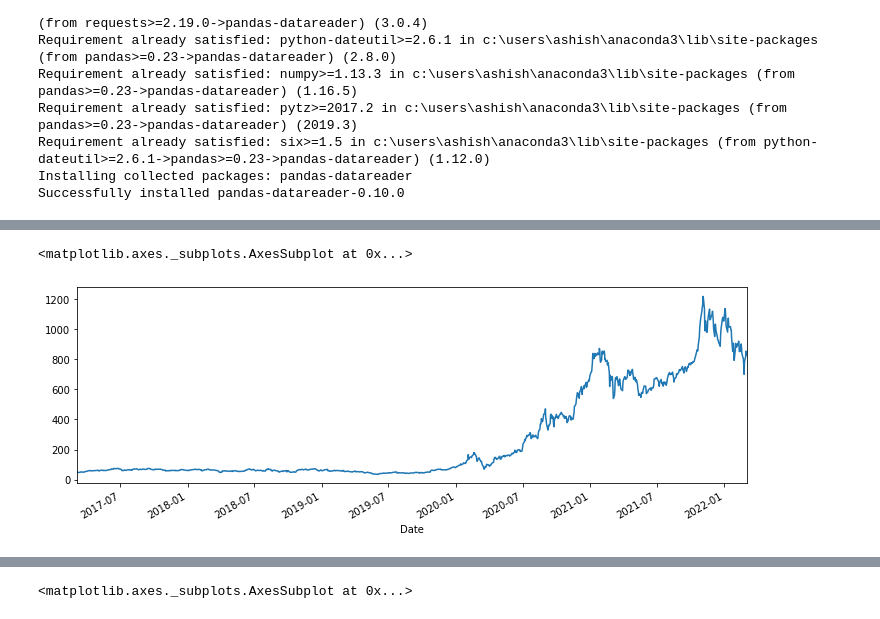
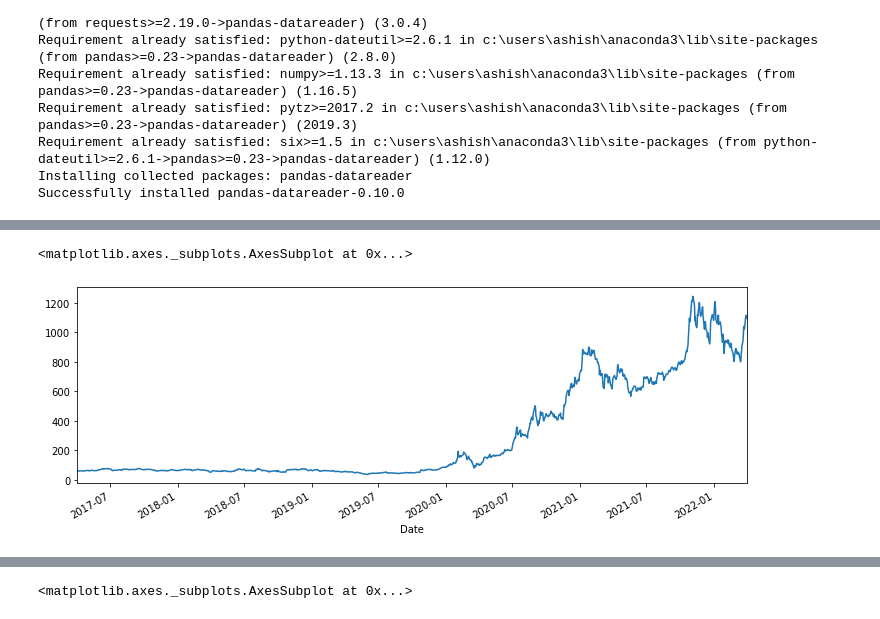
Before and after one commit to ashish7406/TimeSeries, a Jupyter notebook: TimeSeriesExploratory.ipynb, the cells around one changed output, grey strips where cells are left out. Saved outputs shown, nothing was run; the diff lists cells and outputs as text; code cells hidden in the pictures.

```diff
--- a/TimeSeriesExploratory.ipynb
+++ b/TimeSeriesExploratory.ipynb
@@ -53,5 +54,6 @@ df_Tesla.plot()
 # %%
-df_Tesla['Low'].plot(figsize=(12,4))
+df_Tesla['High'].plot(figsize=(12,4))
+#to improve the figure size we use figsize
 # %% [output]
 <matplotlib.axes._subplots.AxesSubplot at 0x...>
-[figure, old version]
+[figure, new version]
```
Also changed, not shown: parts of 63 cells of this notebook.
